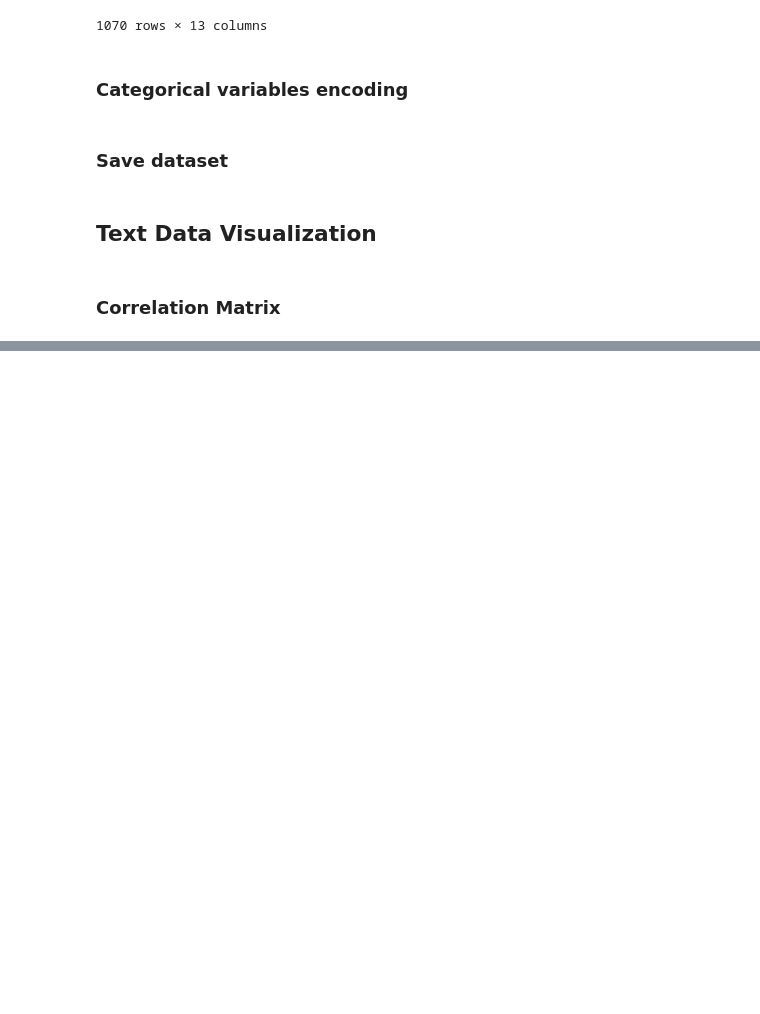
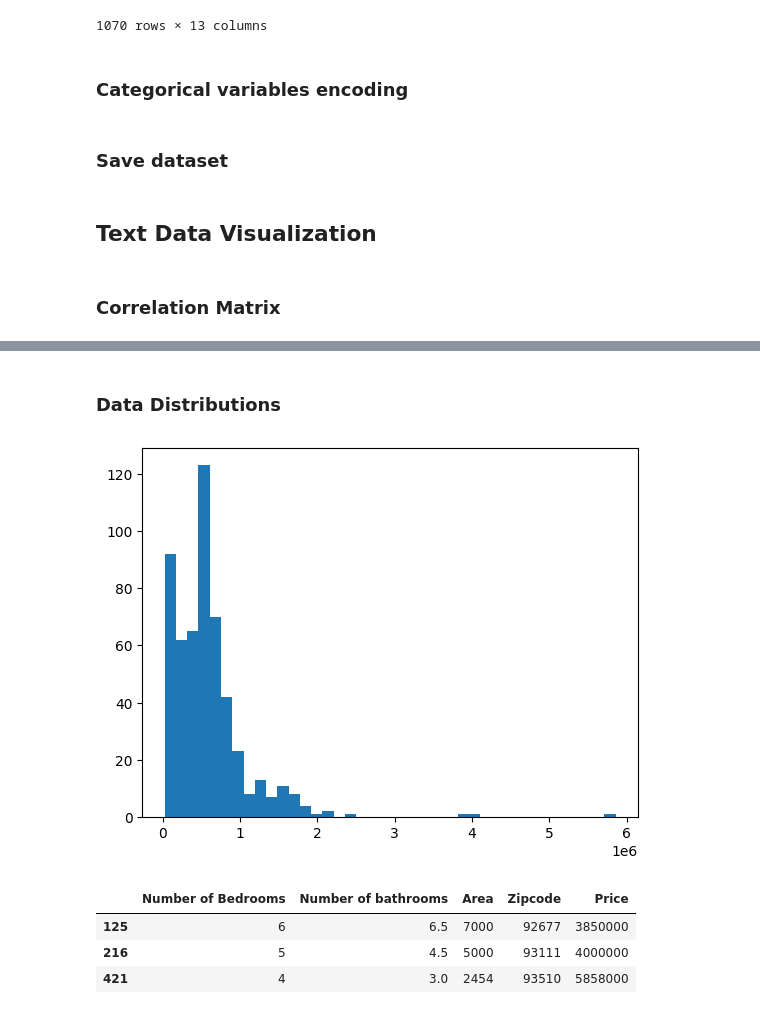
Before and after one commit to florian-morel22/House-pricing-ML, a Jupyter notebook: data_processing.ipynb, the cells around one changed output, grey strips where cells are left out. Saved outputs shown, nothing was run; the diff lists cells and outputs as text; code cells hidden in the pictures; blank space fills up the shorter version.

```diff
--- a/data_processing.ipynb
+++ b/data_processing.ipynb
@@ -508,0 +566,14 @@ plt.show()
+# %% [markdown]
+### Data Distributions
+# %%
+plt.hist(structured_df['Price'], bins=40)
+plt.show()
+# %% [output]
+[figure, added]
+# %%
+structured_df[structured_df['Price']>3e6]
+# %% [output]
+|  | Number of Bedrooms | Number of bathrooms | Area | Zipcode | Price |
+| 125 | 6 | 6.5 | 7000 | 92677 | 3850000 |
+| 216 | 5 | 4.5 | 5000 | 93111 | 4000000 |
+| 421 | 4 | 3.0 | 2454 | 93510 | 5858000 |
```
Also changed, not shown: parts of 26 cells of this notebook, 3 other files.
